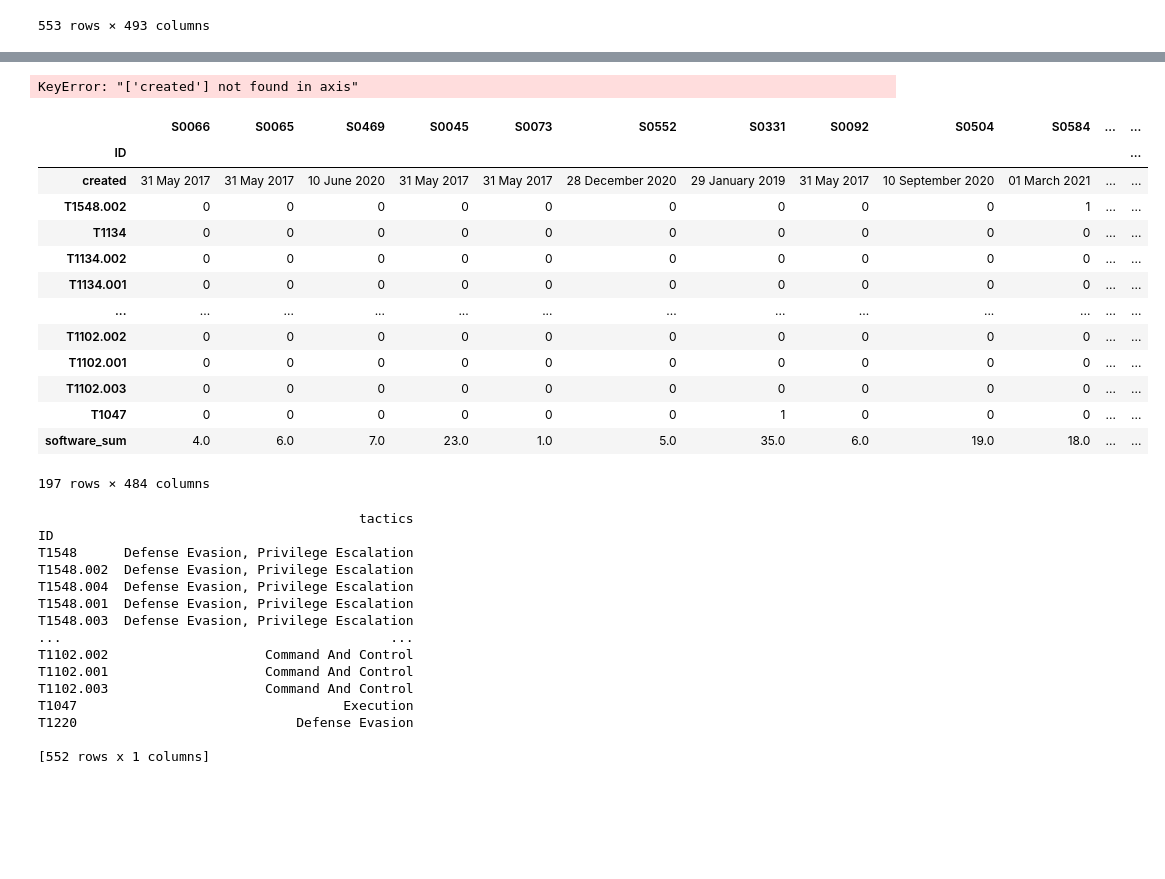
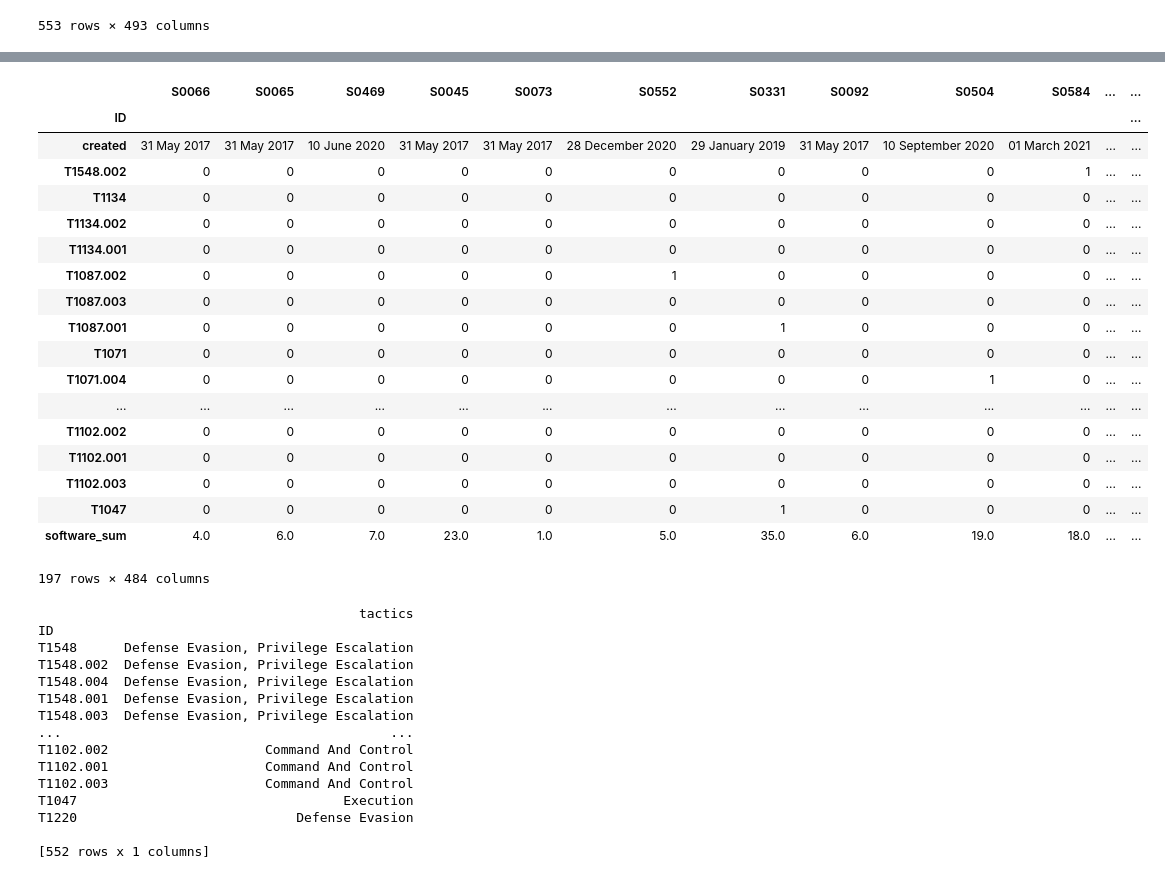
Before and after one commit to tobiasbudig/attack-hypotheses-generation, a Jupyter notebook: explorative-datenanalyse.ipynb, the cells around one changed output, grey strips where cells are left out. Cells and saved outputs as stored; diff of their text form; code cells hidden in the pictures; blank space fills up the shorter version.

```diff
--- a/explorative-datenanalyse.ipynb
+++ b/explorative-datenanalyse.ipynb
@@ -169,30 +167,29 @@ dfmatrix
 | software_sum | 4.0 | 6.0 | 7.0 | 23.0 | 1.0 | 5.0 | 35.0 | 6.0 | 19.0 | 18.0 | ... | ... |
 197 rows × 494 columns
 # %%
-#Droppe hier dann noch die Softwares die komplett leer sind
-dfmatrix = dfmatrix.transpose().drop(dfmatrix.transpose()[dfmatrix.transpose()['software_sum'] < 1].index)
-dfmatrix['technique_sum'] = dfmatrix.transpose().drop(['created'], axis = 1).sum(axis = 0)
+#droppe hier noch die leeren Software
+dfmatrix = dfmatrix.transpose().drop(dfmatrix.transpose()[dfmatrix.transpose()['software_sum'] < 1].index[:-1]).transpose()
 dfmatrix
 # %% [output]
+|  | S0066 | S0065 | S0469 | S0045 | S0073 | S0552 | S0331 | S0092 | S0504 | S0584 | ... | ... |
+| ID |  |  |  |  |  |  |  |  |  |  |  | ... |
+| created | 31 May 2017 | 31 May 2017 | 10 June 2020 | 31 May 2017 | 31 May 2017 | 28 December 2020 | 29 January 2019 | 31 May 2017 | 10 September 2020 | 01 March 2021 | ... | ... |
+| T1548.002 | 0 | 0 | 0 | 0 | 0 | 0 | 0 | 0 | 0 | 1 | ... | ... |
+| T1134 | 0 | 0 | 0 | 0 | 0 | 0 | 0 | 0 | 0 | 0 | ... | ... |
+| T1134.002 | 0 | 0 | 0 | 0 | 0 | 0 | 0 | 0 | 0 | 0 | ... | ... |
+| T1134.001 | 0 | 0 | 0 | 0 | 0 | 0 | 0 | 0 | 0 | 0 | ... | ... |
+| T1087.002 | 0 | 0 | 0 | 0 | 0 | 1 | 0 | 0 | 0 | 0 | ... | ... |
+| T1087.003 | 0 | 0 | 0 | 0 | 0 | 0 | 0 | 0 | 0 | 0 | ... | ... |
+| T1087.001 | 0 | 0 | 0 | 0 | 0 | 0 | 1 | 0 | 0 | 0 | ... | ... |
+| T1071 | 0 | 0 | 0 | 0 | 0 | 0 | 0 | 0 | 0 | 0 | ... | ... |
+| T1071.004 | 0 | 0 | 0 | 0 | 0 | 0 | 0 | 0 | 1 | 0 | ... | ... |
+| ... | ... | ... | ... | ... | ... | ... | ... | ... | ... | ... | ... | ... |
+| T1102.002 | 0 | 0 | 0 | 0 | 0 | 0 | 0 | 0 | 0 | 0 | ... | ... |
+| T1102.001 | 0 | 0 | 0 | 0 | 0 | 0 | 0 | 0 | 0 | 0 | ... | ... |
+| T1102.003 | 0 | 0 | 0 | 0 | 0 | 0 | 0 | 0 | 0 | 0 | ... | ... |
+| T1047 | 0 | 0 | 0 | 0 | 0 | 0 | 1 | 0 | 0 | 0 | ... | ... |
+| software_sum | 4.0 | 6.0 | 7.0 | 23.0 | 1.0 | 5.0 | 35.0 | 6.0 | 19.0 | 18.0 | ... | ... |
-KeyError: "['created'] not found in axis"
+197 rows × 484 columns
-# %%
-dfmatrix = dfmatrix.transpose().drop(dfmatrix.transpose()[dfmatrix.transpose()['software_sum'] < 1].index[:-1]).transpose()
-dfmatrix
-# %% [output]
-|  | S0066 | S0065 | S0469 | S0045 | S0073 | S0552 | S0331 | S0092 | S0504 | S0584 | ... | ... |
-| ID |  |  |  |  |  |  |  |  |  |  |  | ... |
-| created | 31 May 2017 | 31 May 2017 | 10 June 2020 | 31 May 2017 | 31 May 2017 | 28 December 2020 | 29 January 2019 | 31 May 2017 | 10 September 2020 | 01 March 2021 | ... | ... |
-| T1548.002 | 0 | 0 | 0 | 0 | 0 | 0 | 0 | 0 | 0 | 1 | ... | ... |
-| T1134 | 0 | 0 | 0 | 0 | 0 | 0 | 0 | 0 | 0 | 0 | ... | ... |
-| T1134.002 | 0 | 0 | 0 | 0 | 0 | 0 | 0 | 0 | 0 | 0 | ... | ... |
-| T1134.001 | 0 | 0 | 0 | 0 | 0 | 0 | 0 | 0 | 0 | 0 | ... | ... |
-| ... | ... | ... | ... | ... | ... | ... | ... | ... | ... | ... | ... | ... |
-| T1102.002 | 0 | 0 | 0 | 0 | 0 | 0 | 0 | 0 | 0 | 0 | ... | ... |
-| T1102.001 | 0 | 0 | 0 | 0 | 0 | 0 | 0 | 0 | 0 | 0 | ... | ... |
-| T1102.003 | 0 | 0 | 0 | 0 | 0 | 0 | 0 | 0 | 0 | 0 | ... | ... |
-| T1047 | 0 | 0 | 0 | 0 | 0 | 0 | 1 | 0 | 0 | 0 | ... | ... |
-| software_sum | 4.0 | 6.0 | 7.0 | 23.0 | 1.0 | 5.0 | 35.0 | 6.0 | 19.0 | 18.0 | ... | ... |
-197 rows × 484 columns
 # %%
 #Matrix in csv speichern
 dfmatrix.to_csv('matrix reduced < 4a.csv', sep = ";")
```
Also changed, not shown: parts of 3 cells of this notebook, 3 other files.
